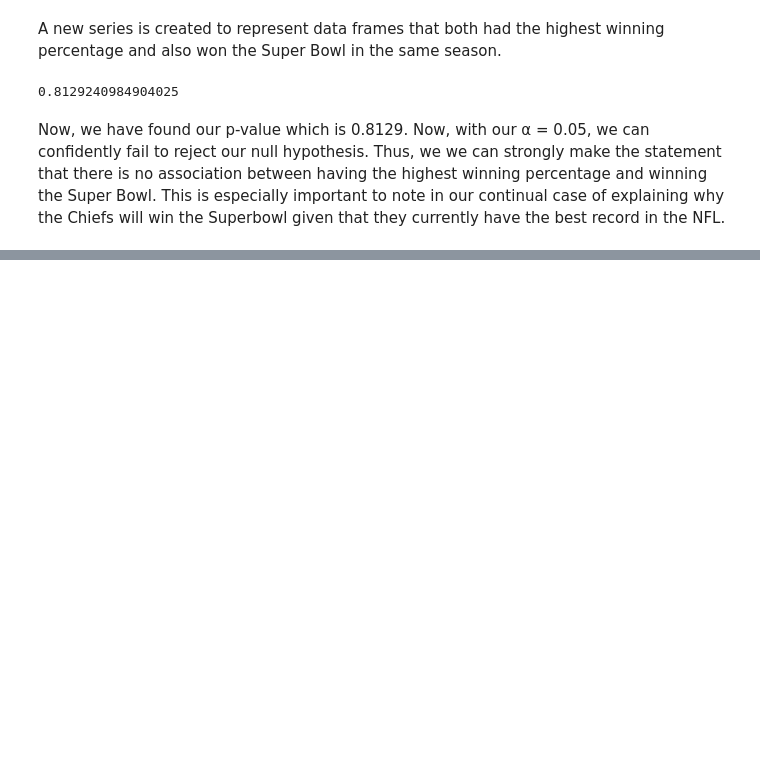
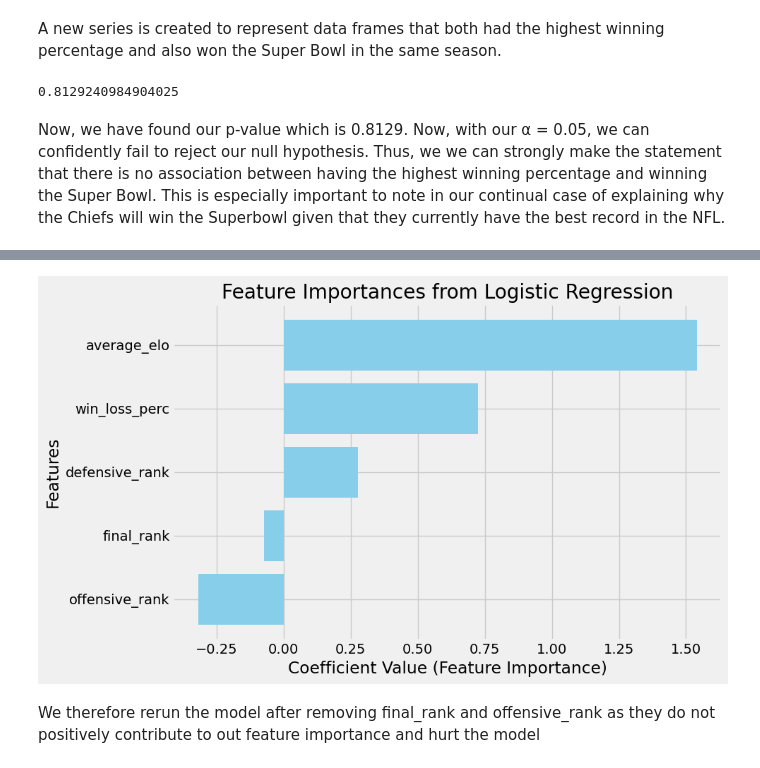
Before and after one commit to AndyGran/CMSC-320-Final-Project, a Jupyter notebook: Data-Analysis.ipynb, the cells around one changed output, grey strips where cells are left out. Drawn from its saved outputs; the diff is of its cells as text; code cells hidden in the pictures; blank space fills up the shorter version.

Commit message:
Model for analysis

```diff
--- a/Data-Analysis.ipynb
+++ b/Data-Analysis.ipynb
@@ -205,0 +371,25 @@ Now, we have found our p-value which is 0.8129. Now, with our α = 0.05, we can
+# %%
+features = ['win_loss_perc', 'offensive_rank', 'defensive_rank', 'average_elo', 'final_rank']
+X = team_statistics[features]
+y = team_statistics['Won_SB']
+
+X_train, X_test, y_train, y_test = train_test_split(X, y, test_size=0.2, random_state=42)
+
+scaler = StandardScaler()
+X_train_scaled = scaler.fit_transform(X_train)
+X_test_scaled = scaler.transform(X_test)
+# %%
+models = {
+    "Logistic Regression": LogisticRegression(max_iter=1000),
+    "Decision Tree": DecisionTreeClassifier(random_state=42, class_weight='balanced'),
+    "Random Forest": RandomForestClassifier(random_state=42, class_weight='balanced'),
+    "KNN": KNeighborsClassifier()
+}
+
+for model_name, model in models.items():
+    model.fit(X_train_scaled, y_train)
+
+    y_pred = model.predict(X_test_scaled)
+
+    accuracy = accuracy_score(y_test, y_pred)
+    print(f"{model_name} Accuracy: {accuracy:.4f}")
@@ -205,0 +491,21 @@ Now, we have found our p-value which is 0.8129. Now, with our α = 0.05, we can
+# %%
+coefficients = best_model.coef_.flatten()
+feature_names = X_train.columns
+
+feature_importances = pd.DataFrame({
+    'Feature': feature_names,
+    'Importance': coefficients
+}).sort_values(by='Importance', ascending=False)
+
+plt.figure(figsize=(10, 6))
+plt.barh(feature_importances['Feature'], feature_importances['Importance'], color='skyblue')
+plt.xlabel('Coefficient Value (Feature Importance)')
+plt.ylabel('Features')
+plt.title('Feature Importances from Logistic Regression')
+plt.gca().invert_yaxis()
+plt.tight_layout()
+plt.show()
+# %% [output]
+[figure, added]
+# %% [markdown]
+We therefore rerun the model after removing final_rank and offensive_rank as they do not positively contribute to out feature importance and hurt the model
```
Also changed, not shown: parts of 21 cells of this notebook, 2 other files.
